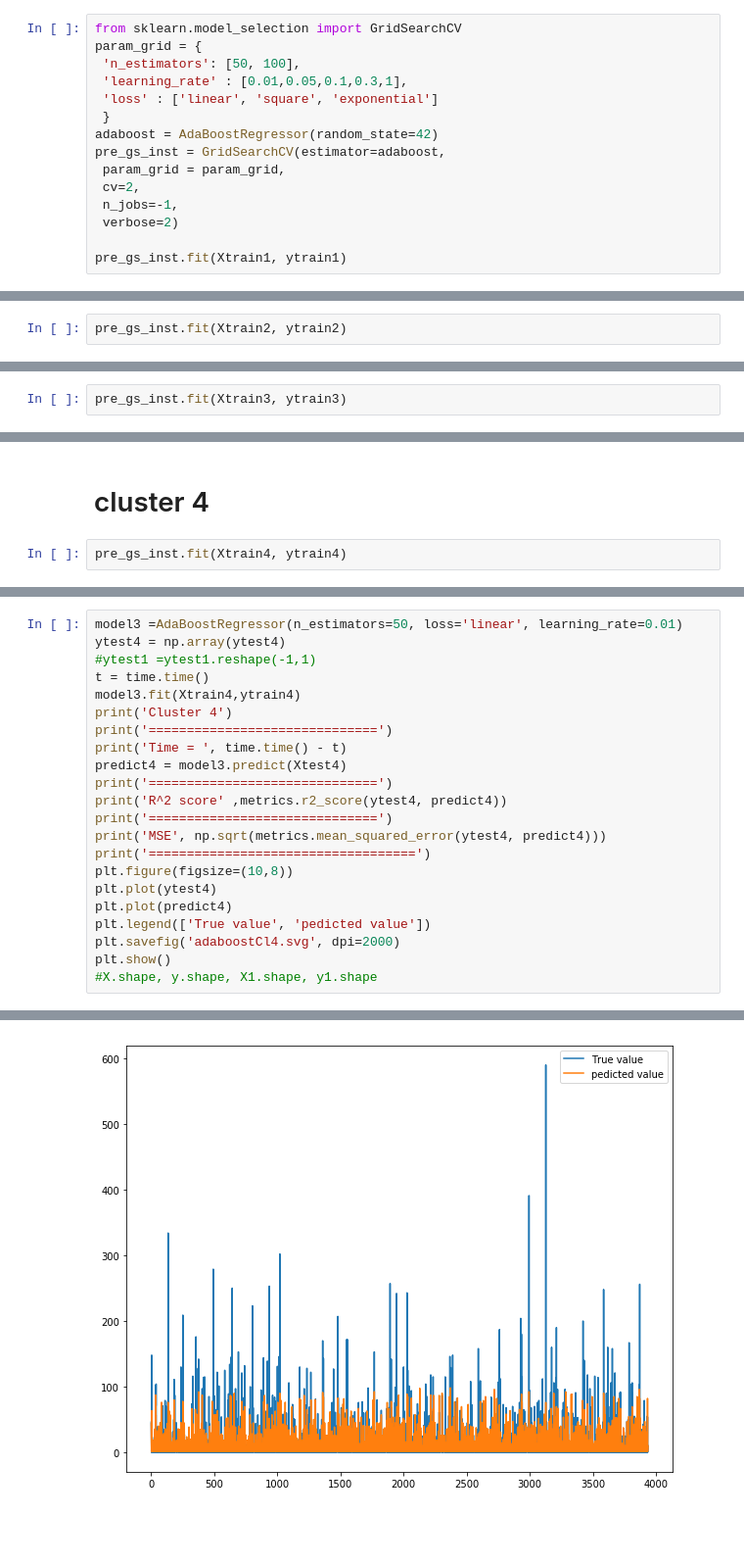
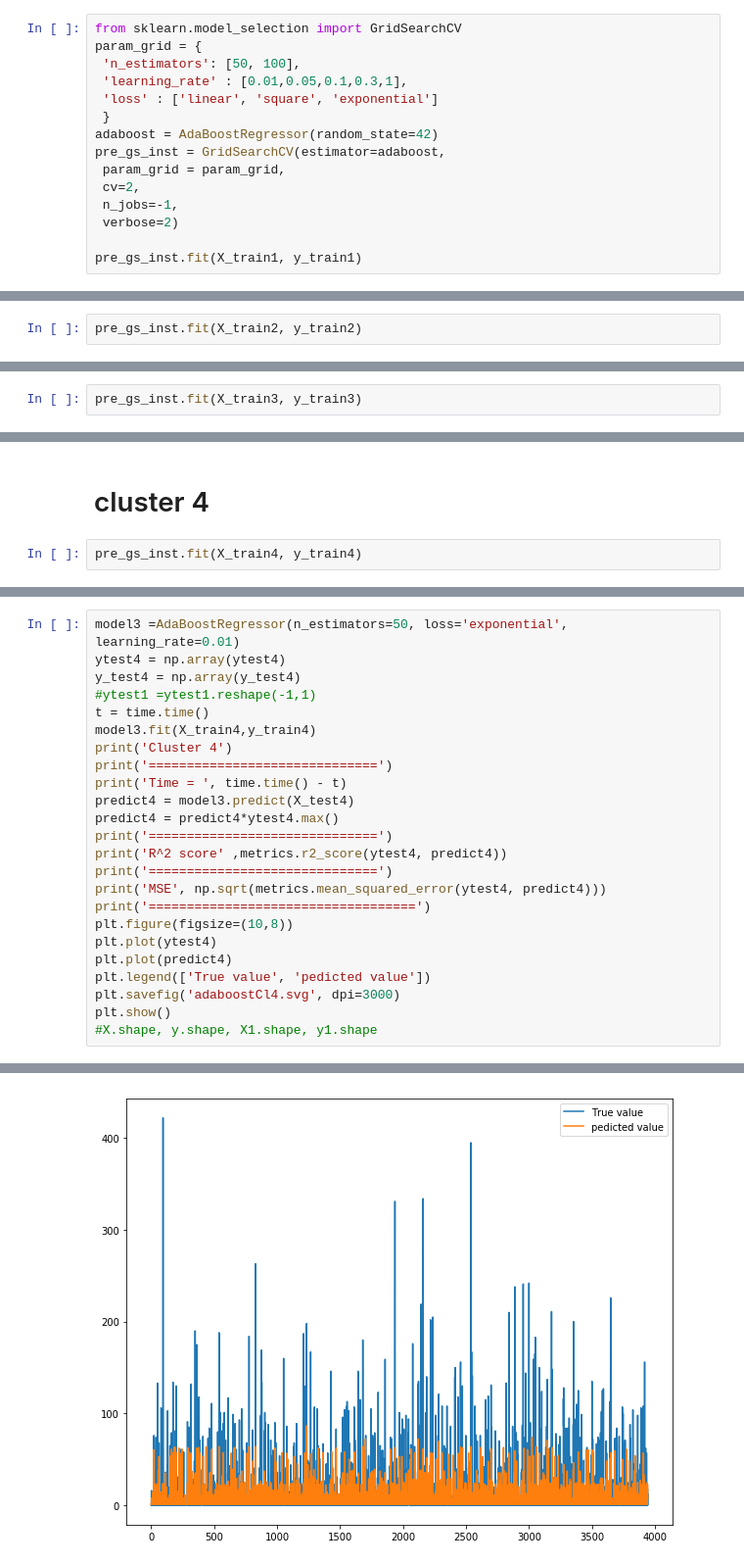
Before and after one commit to AmrKhalifa/Modeling-rainfall-data-in-Bangladesh, a Jupyter notebook: AdaboostRegressor.ipynb, the cells around one changed output, grey strips where cells are left out. Shown at 98% size. Cells and saved outputs as stored; diff of their text form; blank space fills up the shorter version.

```diff
--- a/AdaboostRegressor.ipynb
+++ b/AdaboostRegressor.ipynb
@@ -71,7 +88,7 @@ pre_gs_inst = GridSearchCV(estimator=adaboost,
  n_jobs=-1,
  verbose=2)
 
-pre_gs_inst.fit(Xtrain1, ytrain1)
+pre_gs_inst.fit(X_train1, y_train1)
 # %% [output]
 Fitting 2 folds for each of 30 candidates, totalling 60 fits
 [CV] learning_rate=0.01, loss=linear, n_estimators=50 ................
@@ -155,7 +174,7 @@ MSE 12.259304254036193
 # %% [markdown]
 # cluster 2
 # %%
-pre_gs_inst.fit(Xtrain2, ytrain2)
+pre_gs_inst.fit(X_train2, y_train2)
 # %% [output]
 Fitting 2 folds for each of 30 candidates, totalling 60 fits
 [CV] learning_rate=0.01, loss=linear, n_estimators=50 ................
@@ -239,7 +260,7 @@ MSE 22.74677966096478
 # %% [markdown]
 # Cluster 3
 # %%
-pre_gs_inst.fit(Xtrain3, ytrain3)
+pre_gs_inst.fit(X_train3, y_train3)
 # %% [output]
 Fitting 2 folds for each of 30 candidates, totalling 60 fits
 [CV] learning_rate=0.01, loss=linear, n_estimators=50 ................
@@ -323,7 +346,7 @@ MSE 17.068679506097432
 # %% [markdown]
 # cluster 4
 # %%
-pre_gs_inst.fit(Xtrain4, ytrain4)
+pre_gs_inst.fit(X_train4, y_train4)
 # %% [output]
 Fitting 2 folds for each of 30 candidates, totalling 60 fits
 [CV] learning_rate=0.01, loss=linear, n_estimators=50 ................
@@ -375,13 +398,15 @@ pre_gs_inst.best_params_
 # %%
-model3 =AdaBoostRegressor(n_estimators=50, loss='linear', learning_rate=0.01)
+model3 =AdaBoostRegressor(n_estimators=50, loss='exponential', learning_rate=0.01)
 ytest4 = np.array(ytest4)
+y_test4 = np.array(y_test4)
 #ytest1 =ytest1.reshape(-1,1)
 t = time.time()
-model3.fit(Xtrain4,ytrain4)
+model3.fit(X_train4,y_train4)
 print('Cluster 4')
 print('==============================')
 print('Time = ', time.time() - t)
-predict4 = model3.predict(Xtest4)
+predict4 = model3.predict(X_test4)
+predict4 = predict4*ytest4.max()
 print('==============================')
 print('R^2 score' ,metrics.r2_score(ytest4, predict4))
 print('==============================')
@@ -391,7 +416,7 @@ plt.figure(figsize=(10,8))
 plt.plot(ytest4)
 plt.plot(predict4)
 plt.legend(['True value', 'pedicted value'])
-plt.savefig('adaboostCl4.svg', dpi=2000)
+plt.savefig('adaboostCl4.svg', dpi=3000)
 plt.show()
 #X.shape, y.shape, X1.shape, y1.shape
 # %% [output]
@@ -405,2 +430,2 @@ MSE 24.517337701381923
 ===================================
-[figure, old version]
+[figure, new version]
```
Also changed, not shown: parts of 17 cells of this notebook, 4 other files.
